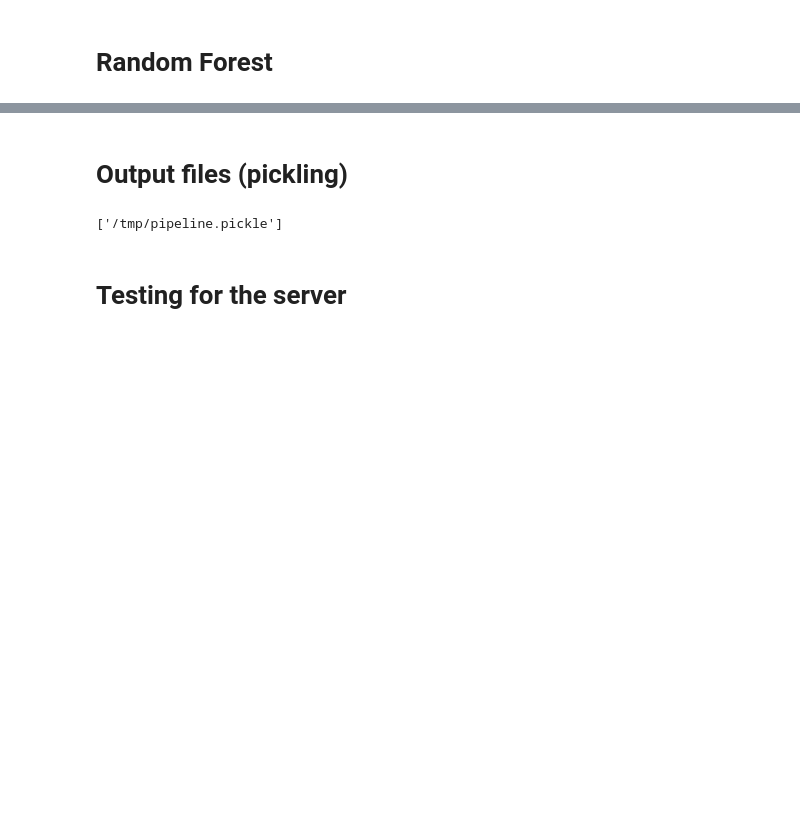
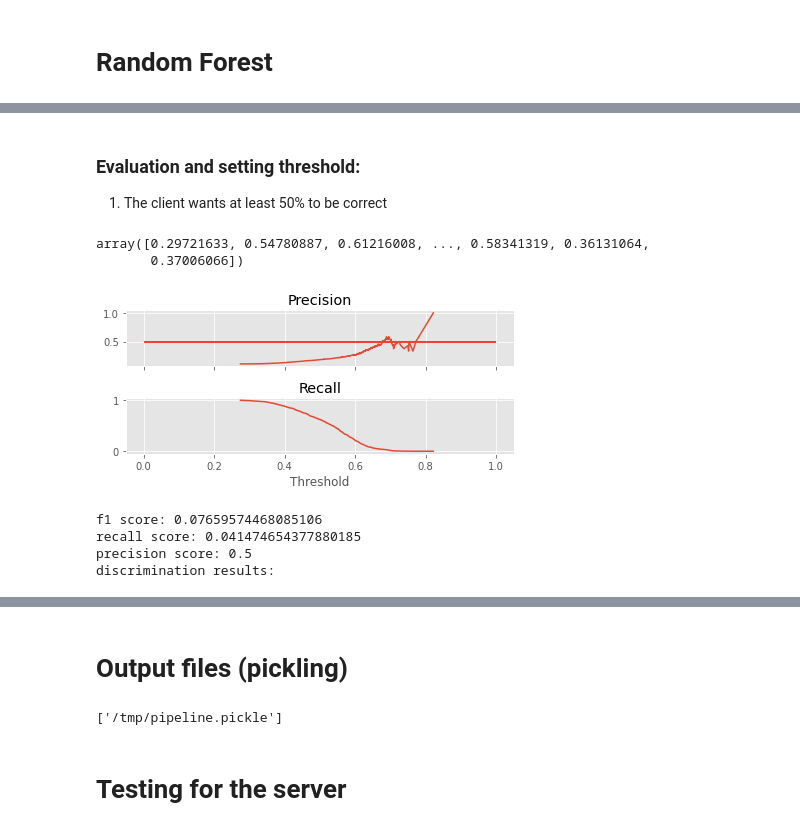
Before and after one commit to ypandya4/hazel_bazel_hospital_DS_project, a Jupyter notebook: Random Forest for initial deployment.ipynb, the cells around one changed output, grey strips where cells are left out. Saved outputs shown, nothing was run; the diff lists cells and outputs as text; code cells hidden in the pictures; blank space fills up the shorter version.

```diff
--- a/Random Forest for initial deployment.ipynb
+++ b/Random Forest for initial deployment.ipynb
@@ -364,0 +400,30 @@ plt.show()
+# %% [markdown]
+### Evaluation and setting threshold:
+1. The client wants at least 50% to be correct
+# %%
+y_pred_probas = pipeline.predict_proba(X_test)[:,1]
+# %%
+y_pred_probas
+# %% [output]
+array([0.29721633, 0.54780887, 0.61216008, ..., 0.58341319, 0.36131064,
+       0.37006066])
+# %%
+plt.rcParams["figure.figsize"] = [6, 3]
+precision, recall, thresholds = precision_recall_curve(y_test, y_pred_probas)
+precision = precision[:-1]
+recall = recall[:-1]
+fig=plt.figure()
+ax1 = plt.subplot(211)
+ax2 = plt.subplot(212)
+ax1.hlines(y=0.5,xmin=0, xmax=1, colors='red')
+ax1.plot(thresholds,precision)
+ax2.plot(thresholds,recall)
+ax1.get_shared_x_axes().join(ax1, ax2)
+ax1.set_xticklabels([])
+plt.xlabel('Threshold')
+ax1.set_title('Precision')
+ax2.set_title('Recall')
+fig.tight_layout()
+plt.show()
+# %% [output]
+[figure, added]
@@ -364,0 +435,10 @@ plt.show()
+# %%
+print("f1 score: %s" % (f1_score(y_test, y_pred)))
+print("recall score: %s" % (recall_score(y_test, y_pred)))
+print("precision score: %s" % (precision_score(y_test, y_pred)))
+print("discrimination results:")
+# %% [output]
+f1 score: 0.07659574468085106
+recall score: 0.041474654377880185
+precision score: 0.5
+discrimination results:
```
Also changed, not shown: parts of 30 cells of this notebook, 4 other files.
